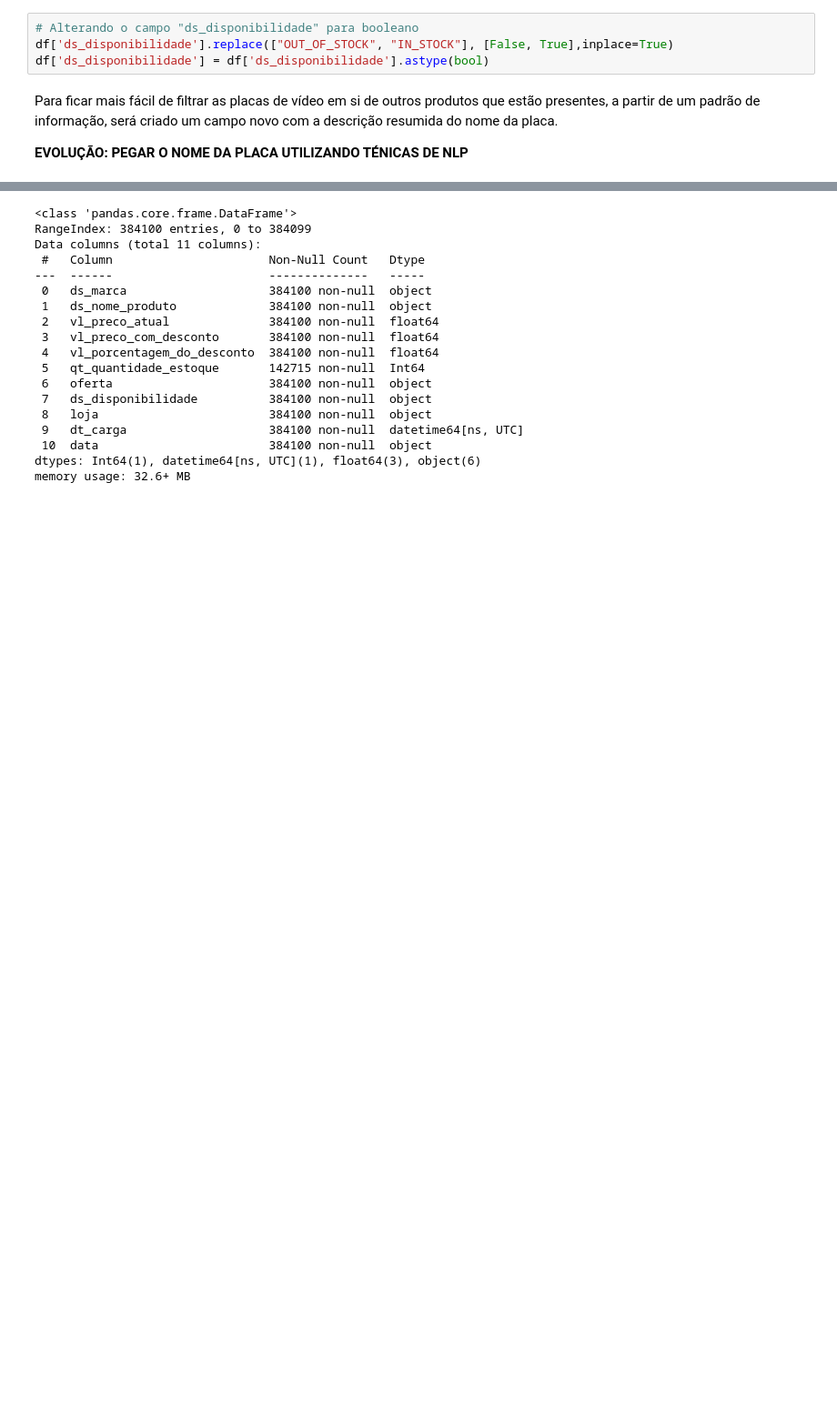
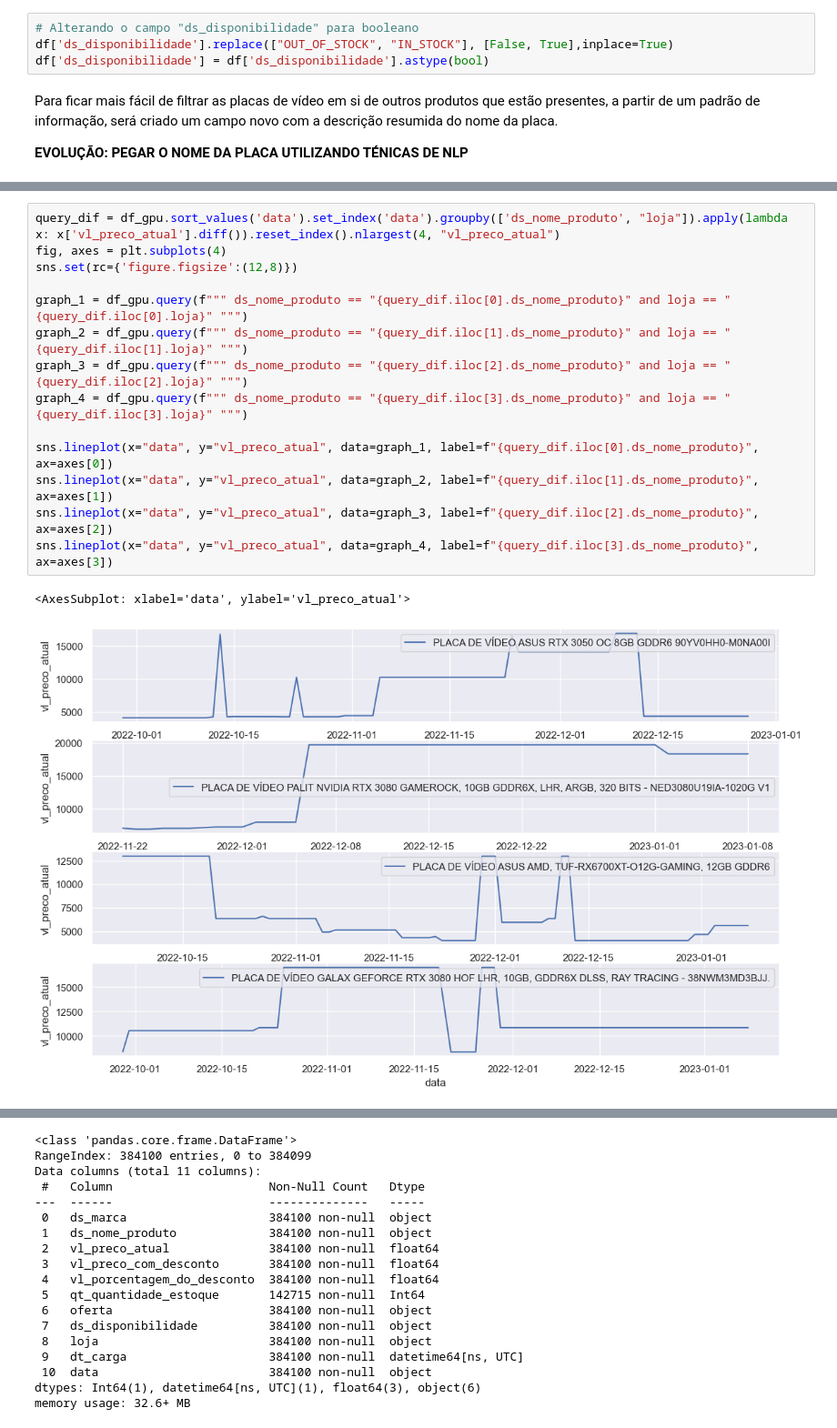
Before and after one commit to Ighus/ds_analysis_hardware_market, a Jupyter notebook: new_analysis.ipynb, the cells around one changed output, grey strips where cells are left out. Shown at 91% size. Saved outputs shown, nothing was run; the diff lists cells and outputs as text; blank space fills up the shorter version.

```diff
--- a/new_analysis.ipynb
+++ b/new_analysis.ipynb
@@ -146,0 +209,17 @@ df = df.loc[df['dt_carga'].isin(maxDates)]
+# %%
+query_dif = df_gpu.sort_values('data').set_index('data').groupby(['ds_nome_produto', "loja"]).apply(lambda x: x['vl_preco_atual'].diff()).reset_index().nlargest(4, "vl_preco_atual")
+fig, axes = plt.subplots(4)
+sns.set(rc={'figure.figsize':(12,8)})
+
+graph_1 = df_gpu.query(f""" ds_nome_produto == "{query_dif.iloc[0].ds_nome_produto}" and loja == "{query_dif.iloc[0].loja}" """)
+graph_2 = df_gpu.query(f""" ds_nome_produto == "{query_dif.iloc[1].ds_nome_produto}" and loja == "{query_dif.iloc[1].loja}" """)
+graph_3 = df_gpu.query(f""" ds_nome_produto == "{query_dif.iloc[2].ds_nome_produto}" and loja == "{query_dif.iloc[2].loja}" """)
+graph_4 = df_gpu.query(f""" ds_nome_produto == "{query_dif.iloc[3].ds_nome_produto}" and loja == "{query_dif.iloc[3].loja}" """)
+
+sns.lineplot(x="data", y="vl_preco_atual", data=graph_1, label=f"{query_dif.iloc[0].ds_nome_produto}", ax=axes[0])
+sns.lineplot(x="data", y="vl_preco_atual", data=graph_2, label=f"{query_dif.iloc[1].ds_nome_produto}", ax=axes[1])
+sns.lineplot(x="data", y="vl_preco_atual", data=graph_3, label=f"{query_dif.iloc[2].ds_nome_produto}", ax=axes[2])
+sns.lineplot(x="data", y="vl_preco_atual", data=graph_4, label=f"{query_dif.iloc[3].ds_nome_produto}", ax=axes[3])
+# %% [output]
+<AxesSubplot: xlabel='data', ylabel='vl_preco_atual'>
+[figure, added]
```
Also changed, not shown: parts of 14 cells of this notebook.
